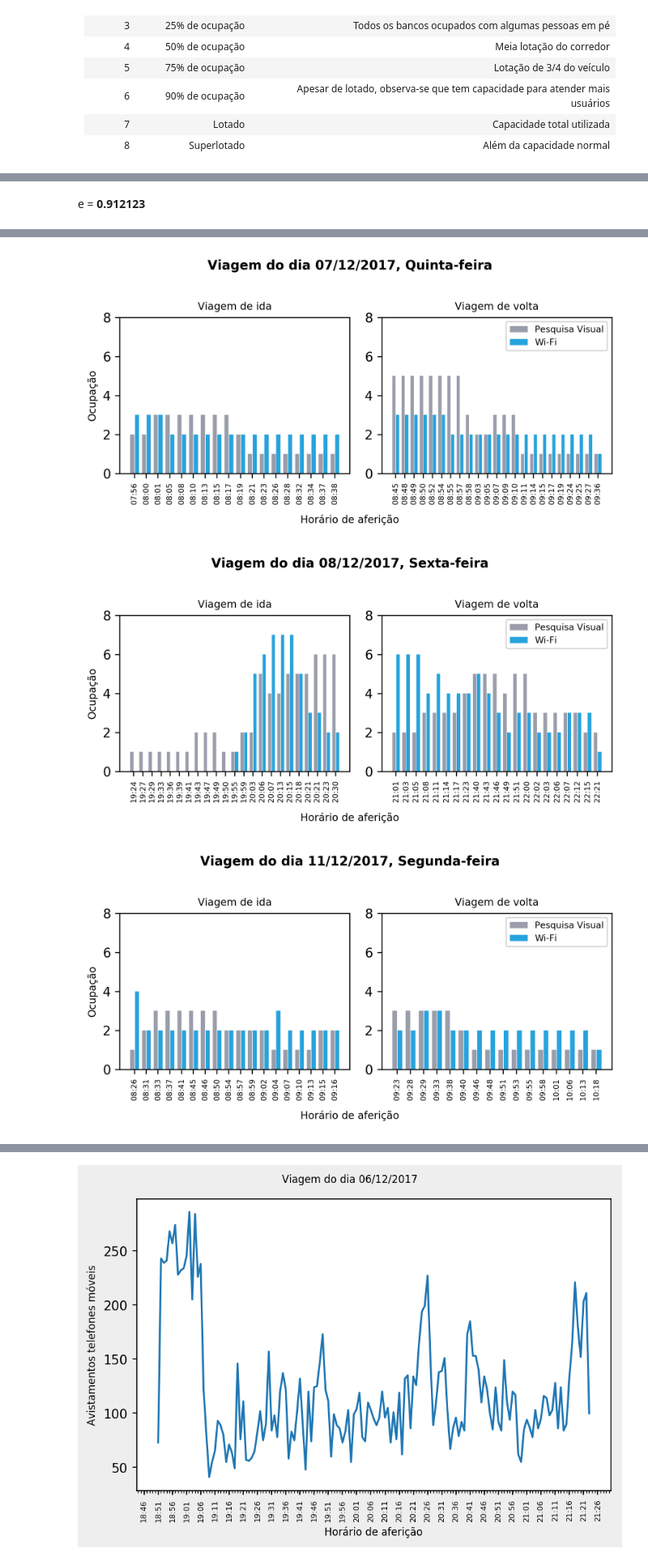
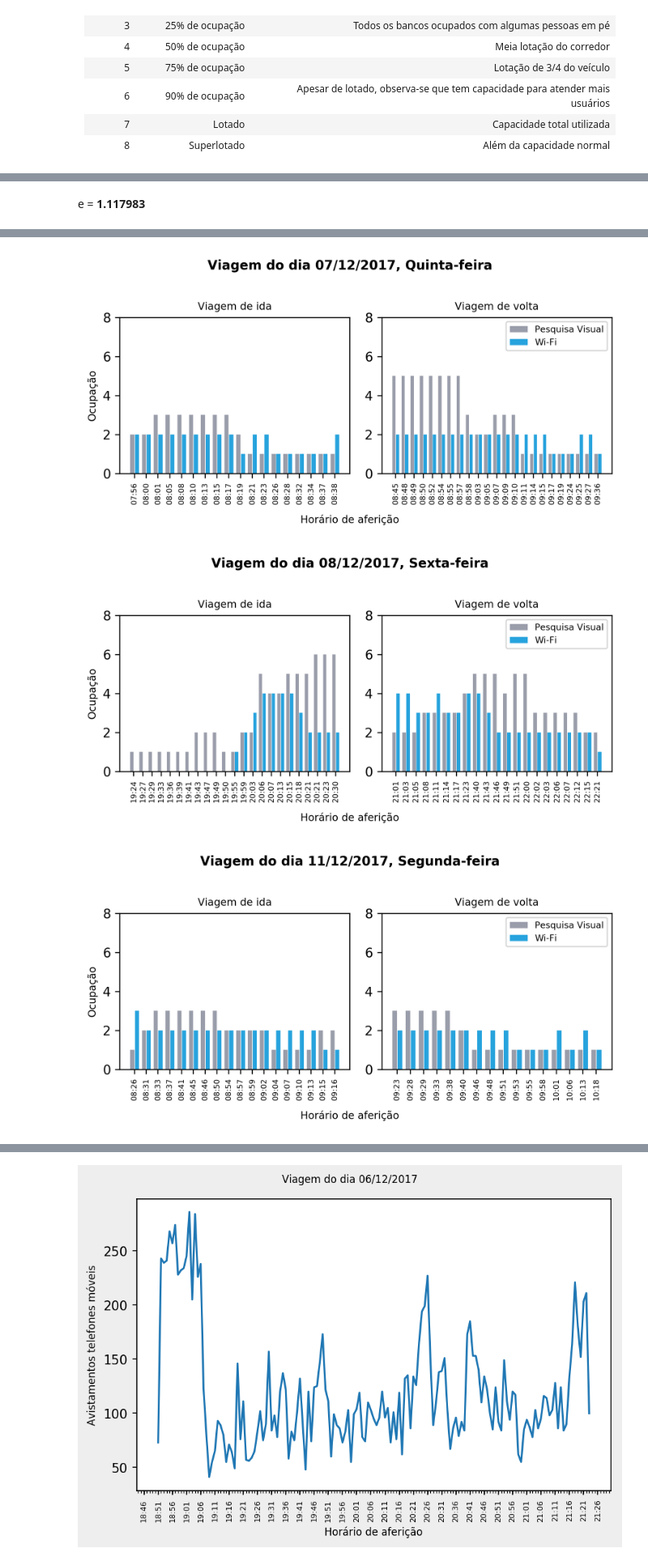
Before and after one commit to hilios/wifi-apc-analysis, a Jupyter notebook: analysis.ipynb, the cells around one changed output, grey strips where cells are left out. Shown at 81% size. Cells and saved outputs as stored; diff of their text form; code cells hidden in the pictures.

```diff
--- a/analysis.ipynb
+++ b/analysis.ipynb
@@ -231,7 +231,7 @@ prevRow = Window.partitionBy("date").orderBy("timestamp").rowsBetween(Window.unb
 # %%
 mins = lambda i: i * (60*60)
 
-IS_PASSENGER_THRESHOLD = 10
+IS_PASSENGER_THRESHOLD = 15
 
 repeated_sightings = (
     Window.partitionBy("mac")
@@ -417,9 +417,6 @@ for i, (date, day) in enumerate(sorted(dates, key=lambda x: x[0])):
         .orderBy("timestamp")
     )
 
-    fig, ax = plt.subplots(nrows=1, ncols=2, dpi=300, figsize=(6, 2.5))
-    axes = ax.flatten()
-
     # Occupation dataframe
     o = (
         occupation
@@ -446,6 +443,10 @@ for i, (date, day) in enumerate(sorted(dates, key=lambda x: x[0])):
     xA = np.arange(len(a))
     xB = np.arange(len(b))
 
+    # Graph config
+    fig, ax = plt.subplots(nrows=1, ncols=2, dpi=300, figsize=(6, 2.5))
+    axes = ax.flatten()
+
     # Build the graph
     axes[0].set_title("Viagem de ida", **text_kwargs)
     axes[0].bar(xA - w / 2, a.occupation_real.values, width=w, color=real_color)
@@ -468,8 +469,8 @@ for i, (date, day) in enumerate(sorted(dates, key=lambda x: x[0])):
     fig.tight_layout()
 
     # error
-    errorA = mean_list(np.absolute([x - y for x,y in zip(a.occupation_real, a.occupation_wifi)]))
-    errorB = mean_list(np.absolute([x - y for x,y in zip(b.occupation_real, b.occupation_wifi)]))
+    errorA = mean_list(np.absolute([(x - y) ** 2 for x,y in zip(a.occupation_real, a.occupation_wifi)]))
+    errorB = mean_list(np.absolute([(x - y) ** 2 for x,y in zip(b.occupation_real, b.occupation_wifi)]))
     ea = pd.DataFrame({'date': date, 'direction': 0, 'error': errorA}, index=[i * 2])
     eb = pd.DataFrame({'date': date, 'direction': 1, 'error': errorB}, index=[i * 2 +1])
     error.update(ea)
@@ -485,16 +486,16 @@ for i, (date, day) in enumerate(sorted(dates, key=lambda x: x[0])):
     stats.update(sa)
     stats.update(sb)
 
-
-e = error['error'].dropna().mean()
+e = error['error'].dropna()
+rms = math.sqrt(e.mean())
 display(Markdown("""
 e = **%f**
-""" % error['error'].dropna().mean()))
+""" % rms))
 
 # display(error)
 display(stats)
-plt.show()
+# plt.show()
 # %% [output]
 
-e = **0.912123**
+e = **1.117983**
 |  | date | direction | chi | p-value | H1 |
@@ -516,3 +517,3 @@ e = **0.912123**
-[figure, old version]
+[figure, new version]
-[figure, old version]
+[figure, new version]
-[figure, old version]
+[figure, new version]
```
Also changed, not shown: parts of 6 cells of this notebook.
